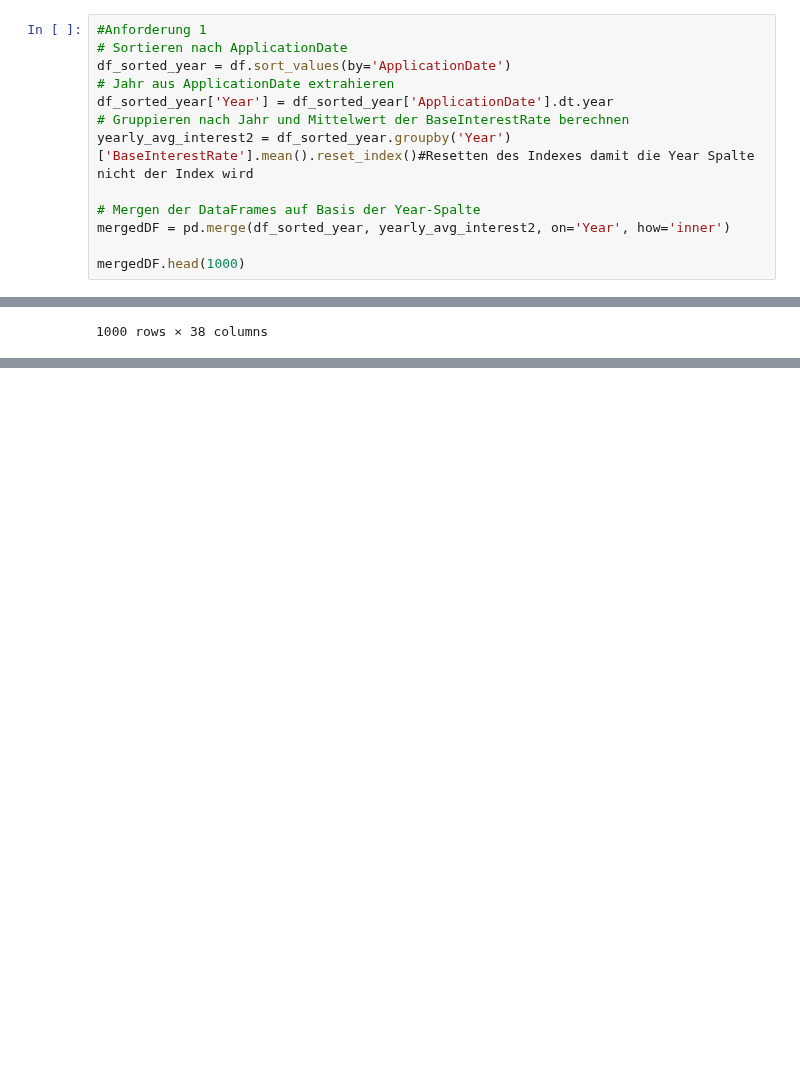
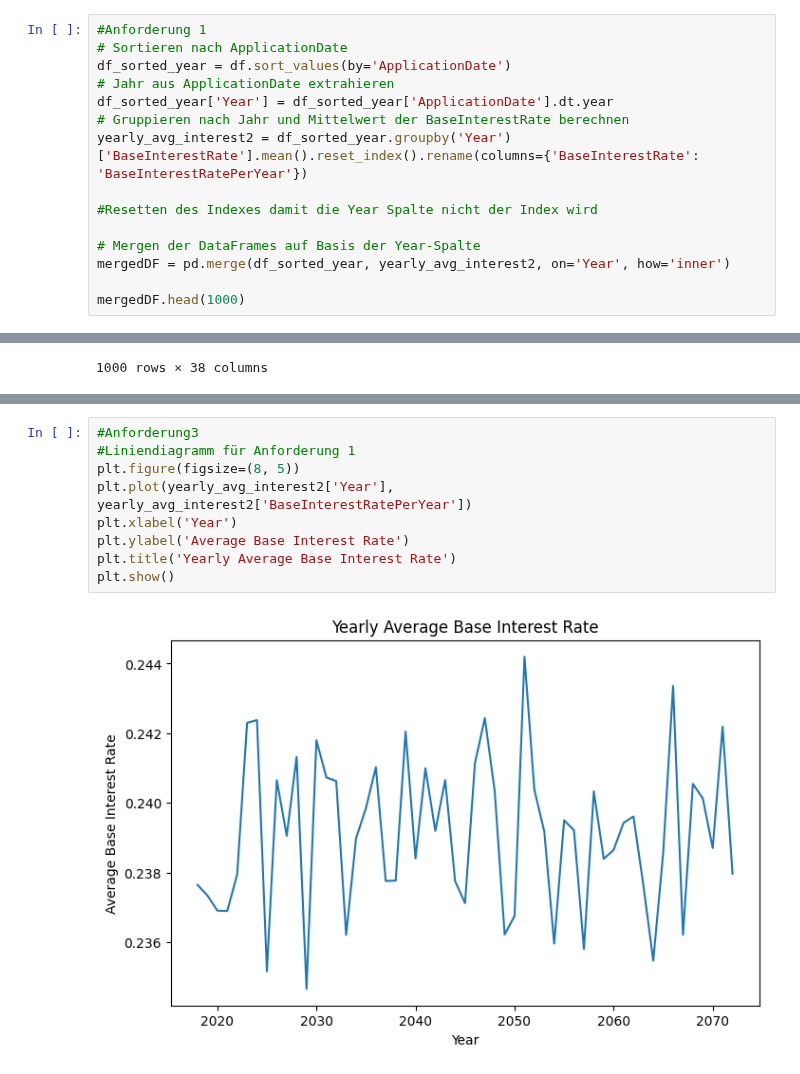
Before and after one commit to jovicdev97/financial-data-analytics, a Jupyter notebook: test.ipynb, the cells around one changed output, grey strips where cells are left out. Cells and saved outputs as stored; diff of their text form; blank space fills up the shorter version.

Commit message:
Add: Kapitel 3 Anforderungen 2+3

```diff
--- a/test.ipynb
+++ b/test.ipynb
@@ -278,7 +278,9 @@ df_sorted_year = df.sort_values(by='ApplicationDate')
 # Jahr aus ApplicationDate extrahieren
 df_sorted_year['Year'] = df_sorted_year['ApplicationDate'].dt.year
 # Gruppieren nach Jahr und Mittelwert der BaseInterestRate berechnen
-yearly_avg_interest2 = df_sorted_year.groupby('Year')['BaseInterestRate'].mean().reset_index()#Resetten des Indexes damit die Year Spalte nicht der Index wird
+yearly_avg_interest2 = df_sorted_year.groupby('Year')['BaseInterestRate'].mean().reset_index().rename(columns={'BaseInterestRate': 'BaseInterestRatePerYear'})
+
+#Resetten des Indexes damit die Year Spalte nicht der Index wird
 
 # Mergen der DataFrames auf Basis der Year-Spalte
 mergedDF = pd.merge(df_sorted_year, yearly_avg_interest2, on='Year', how='inner')
@@ -300,0 +324,11 @@ mergedDF.head(1000)
+# %%
+#Anforderung3
+#Liniendiagramm für Anforderung 1
+plt.figure(figsize=(8, 5))
+plt.plot(yearly_avg_interest2['Year'], yearly_avg_interest2['BaseInterestRatePerYear'])
+plt.xlabel('Year')
+plt.ylabel('Average Base Interest Rate')
+plt.title('Yearly Average Base Interest Rate')
+plt.show()
+# %% [output]
+[figure, added]
```
Also changed, not shown: parts of 4 cells of this notebook.
